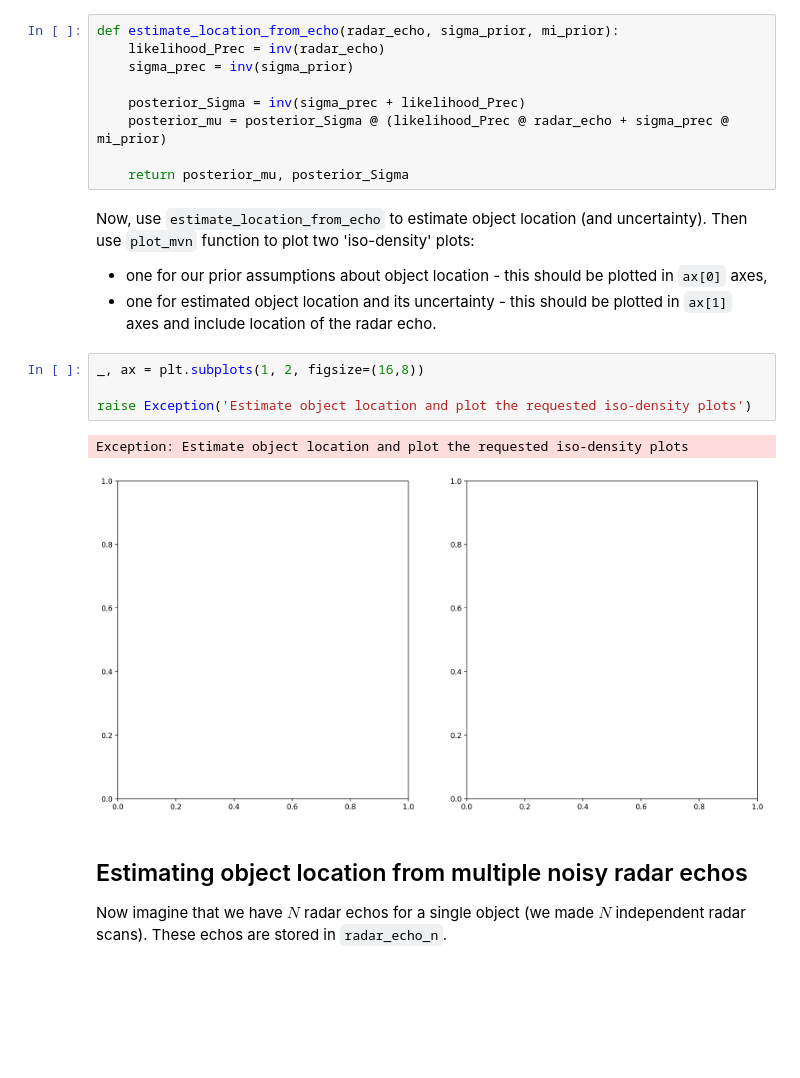
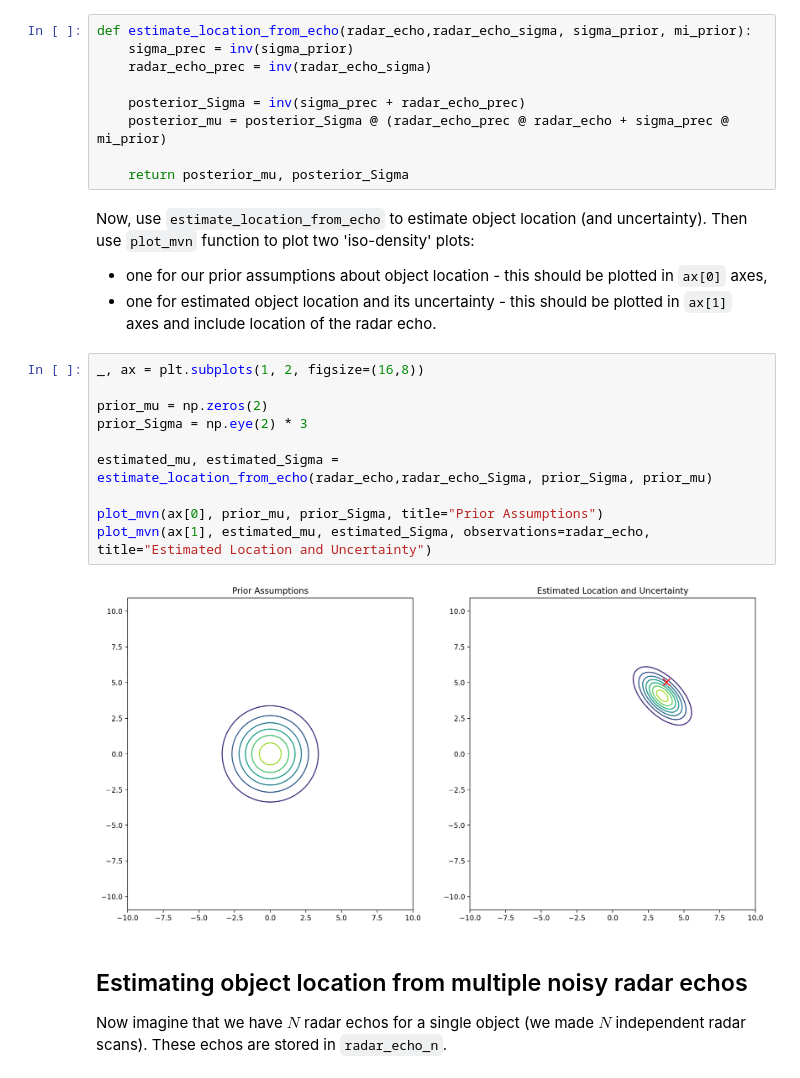
Before and after one commit to arturgesiarz/StatisticalMachineLearning-Course, a Jupyter notebook: Lab02/lab2.ipynb, the cells around one changed output. Cells and saved outputs as stored; diff of their text form; blank space fills up the shorter version.

Commit message:
Plot done

```diff
--- a/Lab02/lab2.ipynb
+++ b/Lab02/lab2.ipynb
@@ -91,25 +91,30 @@ Implement the proposed model in `estimate_location_from_echo` function. The argu
 
 `estimate_location_from_echo` should return parameters of the probability distribution that expresses our beliefs about object location after observing one radar echo.
 # %%
-def estimate_location_from_echo(radar_echo, sigma_prior, mi_prior):
-    likelihood_Prec = inv(radar_echo)
+def estimate_location_from_echo(radar_echo,radar_echo_sigma, sigma_prior, mi_prior):
     sigma_prec = inv(sigma_prior)
+    radar_echo_prec = inv(radar_echo_sigma)
 
-    posterior_Sigma = inv(sigma_prec + likelihood_Prec)
-    posterior_mu = posterior_Sigma @ (likelihood_Prec @ radar_echo + sigma_prec @ mi_prior)
+    posterior_Sigma = inv(sigma_prec + radar_echo_prec)
+    posterior_mu = posterior_Sigma @ (radar_echo_prec @ radar_echo + sigma_prec @ mi_prior)
 
     return posterior_mu, posterior_Sigma
 # %% [markdown]
 Now, use `estimate_location_from_echo` to estimate object location (and uncertainty). Then use `plot_mvn` function to plot two 'iso-density' plots:
 - one for our prior assumptions about object location - this should be plotted in `ax[0]` axes,
 - one for estimated object location and its uncertainty - this should be plotted in `ax[1]` axes and include location of the radar echo.
-# %%
-_, ax = plt.subplots(1, 2, figsize=(16,8))
-
-raise Exception('Estimate object location and plot the requested iso-density plots')
-# %% [output]
-Exception: Estimate object location and plot the requested iso-density plots
-[figure, removed]
+# %%
+_, ax = plt.subplots(1, 2, figsize=(16,8))
+
+prior_mu = np.zeros(2)
+prior_Sigma = np.eye(2) * 3
+
+estimated_mu, estimated_Sigma = estimate_location_from_echo(radar_echo,radar_echo_Sigma, prior_Sigma, prior_mu)
+
+plot_mvn(ax[0], prior_mu, prior_Sigma, title="Prior Assumptions")
+plot_mvn(ax[1], estimated_mu, estimated_Sigma, observations=radar_echo, title="Estimated Location and Uncertainty")
+# %% [output]
+[figure, added]
 # %% [markdown]
 ## Estimating object location from multiple noisy radar echos
 
```
Also changed, not shown: parts of 1 cell of this notebook.
